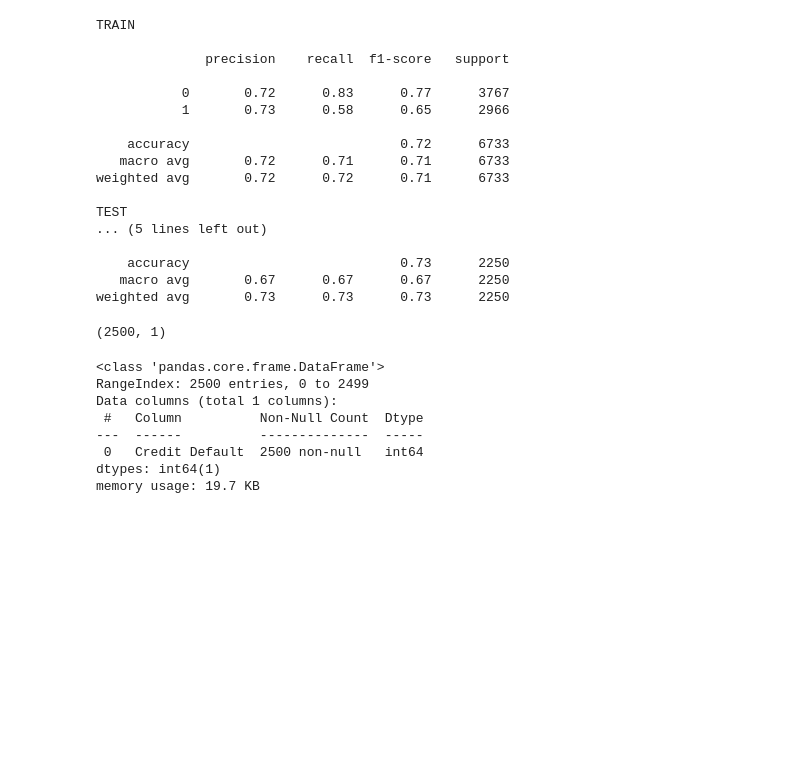
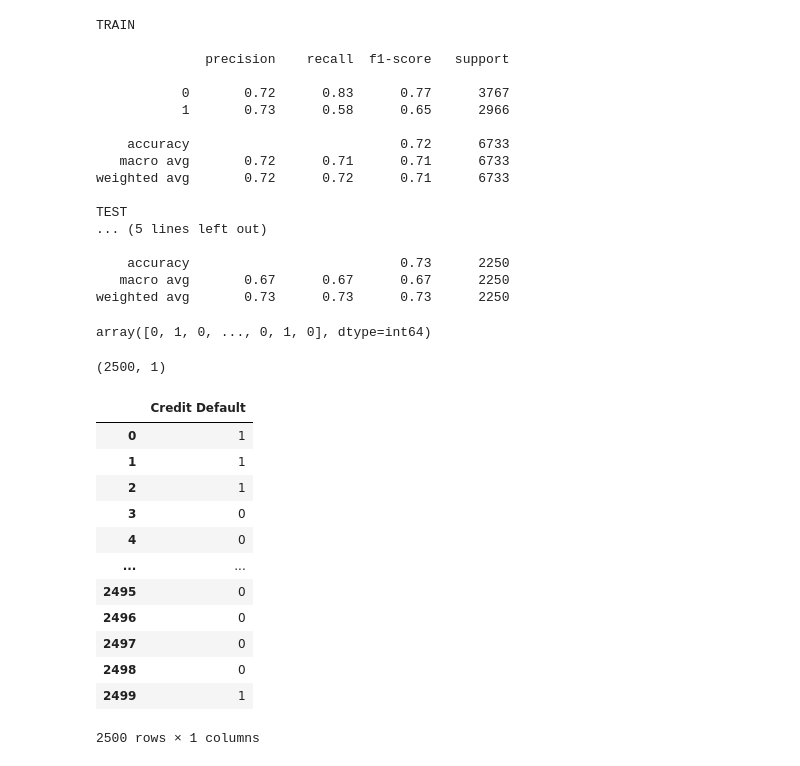
Before and after one commit to vladimirkaldin/Geekbrains_hometask, a Jupyter notebook: 3.3 Python for DS-2/Course_project.ipynb, the cells around one changed output. Saved outputs shown, nothing was run; the diff lists cells and outputs as text; code cells hidden in the pictures; blank space fills up the shorter version.

```diff
--- a/3.3 Python for DS-2/Course_project.ipynb
+++ b/3.3 Python for DS-2/Course_project.ipynb
@@ -955,8 +955,11 @@ scaler = StandardScaler()
 
 df_norm = df.copy()
 df_norm[NUM_FEATURE_NAMES] = scaler.fit_transform(df_norm[NUM_FEATURE_NAMES])
+df_norm_test = df_test.copy()
+df_norm_test[NUM_FEATURE_NAMES] = scaler.fit_transform(df_norm_test[NUM_FEATURE_NAMES])
 
 df = df_norm.copy()
+df_test = df_norm_test.copy()
 # %%
 with open(SCALER_FILE_PATH, 'wb') as file:
     pickle.dump(scaler, file)
@@ -1328,6 +1331,10 @@ TEST
     accuracy                           0.73      2250
    macro avg       0.67      0.67      0.67      2250
 weighted avg       0.73      0.73      0.73      2250
+# %%
+y_test_pred
+# %% [output]
+array([0, 1, 0, ..., 0, 1, 0], dtype=int64)
 # %%
 y_pred = final_model.predict(df_test[important_features_top])
 y_pred = pd.DataFrame(y_pred, columns=['Credit Default'])
@@ -1341,13 +1348,18 @@ import csv
 filename = 'Kaldin.csv'
 y_pred.to_csv(filename, index=None)
 # %%
-y_pred.info()
+y_pred
 # %% [output]
+|  | Credit Default |
+| 0 | 1 |
+| 1 | 1 |
+| 2 | 1 |
+| 3 | 0 |
+| 4 | 0 |
+| ... | ... |
+| 2495 | 0 |
+| 2496 | 0 |
+| 2497 | 0 |
+| 2498 | 0 |
+| 2499 | 1 |
-<class 'pandas.core.frame.DataFrame'>
-RangeIndex: 2500 entries, 0 to 2499
-Data columns (total 1 columns):
- #   Column          Non-Null Count  Dtype
----  ------          --------------  -----
- 0   Credit Default  2500 non-null   int64
-dtypes: int64(1)
-memory usage: 19.7 KB
+2500 rows × 1 columns
```
Also changed, not shown: parts of 2 cells of this notebook, 5 other files.
